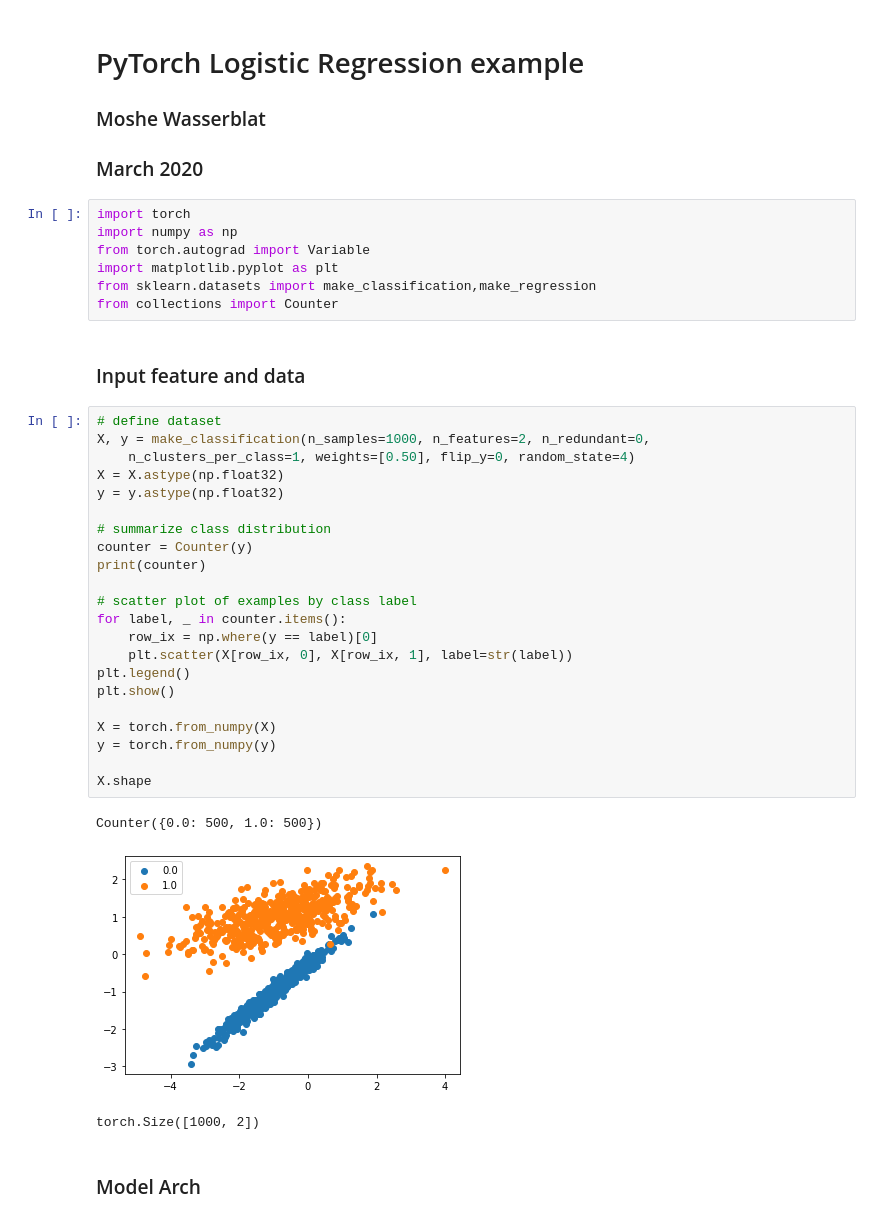
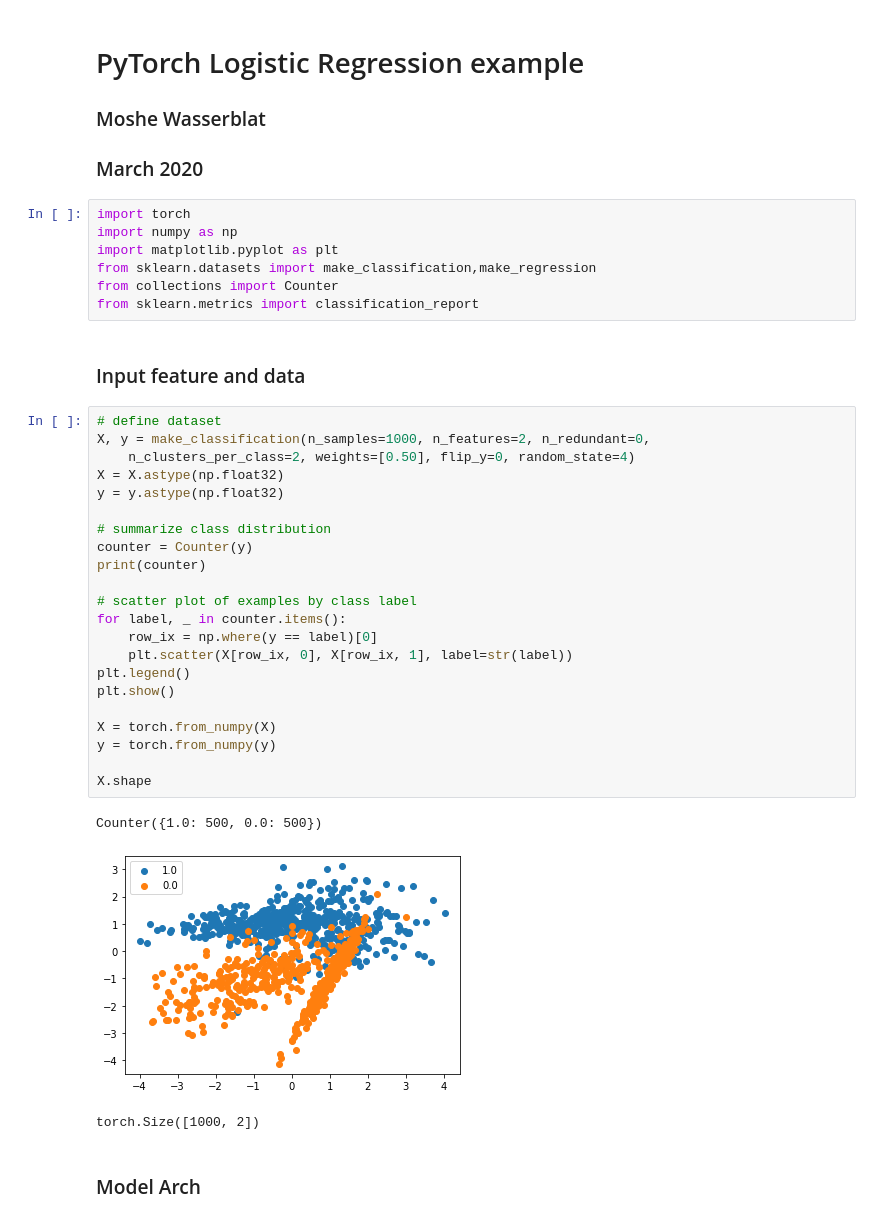
Before and after one commit to MosheWasserb/PyTorchNotbooks, a Jupyter notebook: Logistic PyTorch.ipynb, the cells around one changed output. Drawn from its saved outputs; the diff is of its cells as text.

```diff
--- a/Logistic PyTorch.ipynb
+++ b/Logistic PyTorch.ipynb
@@ -5,37 +5,37 @@
 # %%
 import torch
 import numpy as np
-from torch.autograd import Variable
 import matplotlib.pyplot as plt
 from sklearn.datasets import make_classification,make_regression
 from collections import Counter
+from sklearn.metrics import classification_report
 # %% [markdown]
 ### Input feature and data
 # %%
 # define dataset
 X, y = make_classification(n_samples=1000, n_features=2, n_redundant=0,
-	n_clusters_per_class=1, weights=[0.50], flip_y=0, random_state=4)
+	n_clusters_per_class=2, weights=[0.50], flip_y=0, random_state=4)
 X = X.astype(np.float32)
 y = y.astype(np.float32)
 
 # summarize class distribution
 counter = Counter(y)
 print(counter)
 
 # scatter plot of examples by class label
 for label, _ in counter.items():
 	row_ix = np.where(y == label)[0]
 	plt.scatter(X[row_ix, 0], X[row_ix, 1], label=str(label))
 plt.legend()
 plt.show()
 
 X = torch.from_numpy(X)
 y = torch.from_numpy(y)
 
 X.shape
 # %% [output]
-Counter({0.0: 500, 1.0: 500})
+Counter({1.0: 500, 0.0: 500})
-[figure, old version]
+[figure, new version]
 torch.Size([1000, 2])
 # %% [markdown]
 ### Model Arch
```
Also changed, not shown: parts of 3 cells of this notebook.
